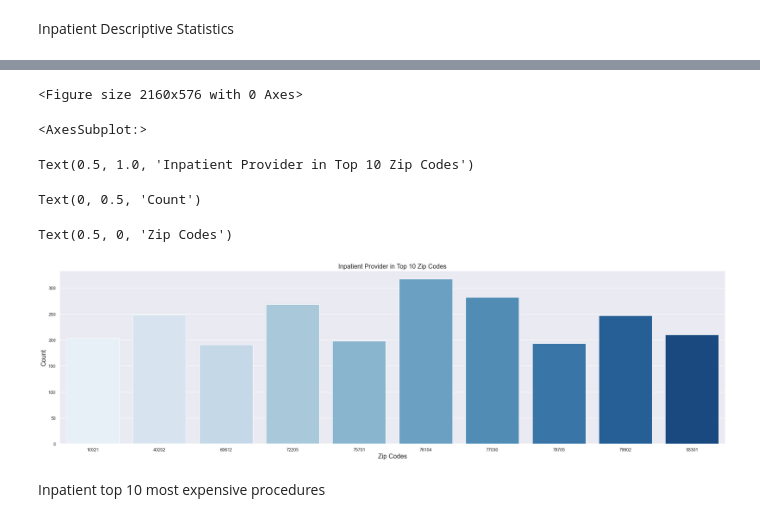
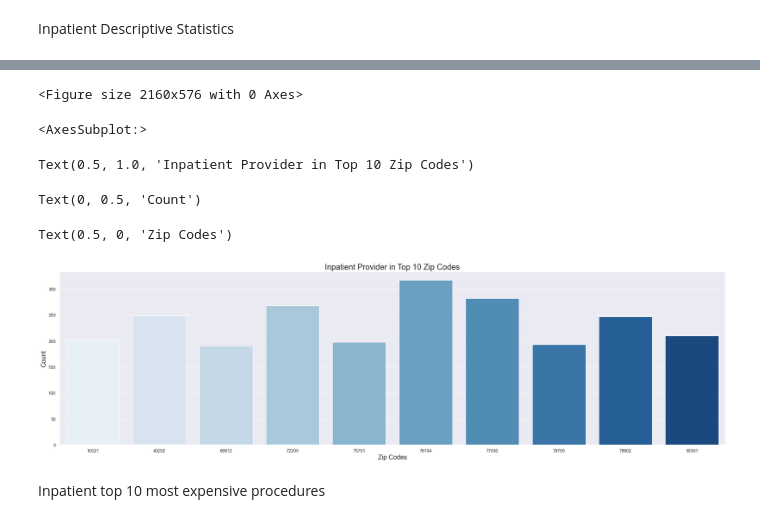
Before and after one commit to blueming-camelia/CIS6397_Project, a Jupyter notebook: inpatientData.ipynb, the cells around one changed output, grey strips where cells are left out. Saved outputs shown, nothing was run; the diff lists cells and outputs as text; code cells hidden in the pictures.

```diff
--- a/inpatientData.ipynb
+++ b/inpatientData.ipynb
@@ -124,22 +124,22 @@ Text(0.5, 0, 'States')
 # %%
 # Inpatient by Zip Code
 zipcode_count  = inpatient_df['Provider Zip Code'].value_counts()
 zipcode_count = zipcode_count[:10,]
 
 plt.figure(figsize=(30,8))
 
 sns.barplot(x = zipcode_count.index, y = zipcode_count.values,  palette = "Blues")
-plt.title('Inpatient Provider in Top 10 Zip Codes', fontsize=16)
+plt.title('Inpatient Provider in Top 10 Zip Codes', fontsize=20)
 plt.ylabel('Count', fontsize=16)
 plt.xlabel('Zip Codes', fontsize=16)
 plt.show()
 # %% [output]
 <Figure size 2160x576 with 0 Axes>
 <AxesSubplot:>
 Text(0.5, 1.0, 'Inpatient Provider in Top 10 Zip Codes')
 Text(0, 0.5, 'Count')
 Text(0.5, 0, 'Zip Codes')
-[figure, old version]
+[figure, new version]
 # %% [markdown]
 Inpatient top 10 most expensive procedures
 # %%
```
Also changed, not shown: parts of 18 cells of this notebook.
